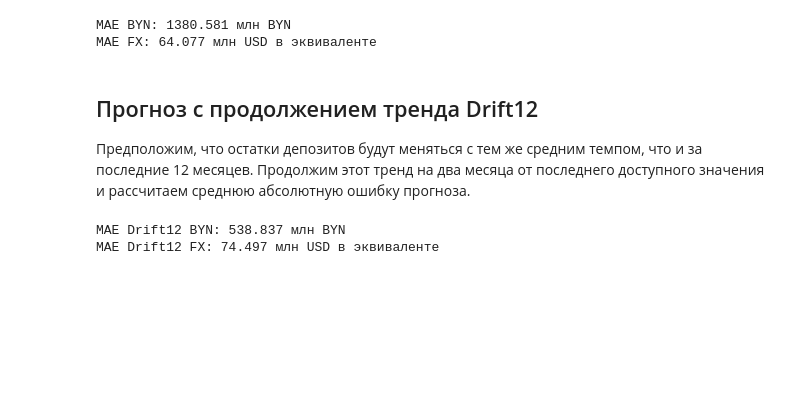
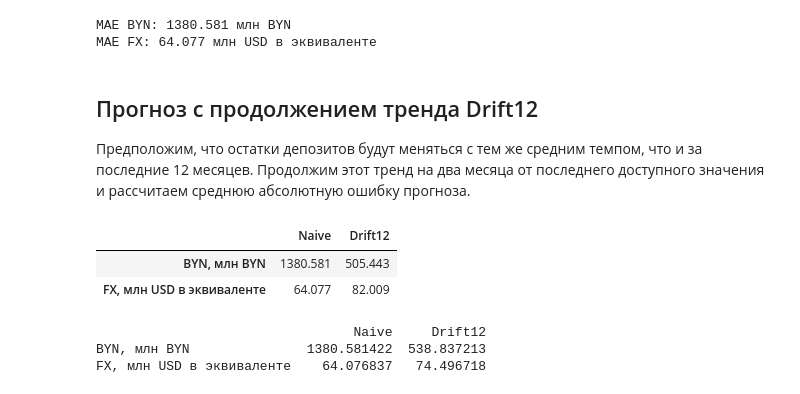
Before and after one commit to venskovalentin/belarus_dollarization_paper, a Jupyter notebook: notebooks/research_notebook.ipynb, the cells around one changed output. Drawn from its saved outputs; the diff is of its cells as text; code cells hidden in the pictures; blank space fills up the shorter version.

Commit message:
drift12 fix

```diff
--- a/notebooks/research_notebook.ipynb
+++ b/notebooks/research_notebook.ipynb
@@ -224,21 +224,56 @@ MAE FX: 64.077 млн USD в эквиваленте
 
 Предположим, что остатки депозитов будут меняться с тем же средним темпом, что и за последние 12 месяцев. Продолжим этот тренд на два месяца от последнего доступного значения и рассчитаем среднюю абсолютную ошибку прогноза.
 # %%
-actual = stock_levels.loc["2025-09":"2026-08"]
-predicted = drift_predictions.loc["2025-09":"2026-08"]
+components = stocks[[
+    "byn_transfer",
+    "byn_other",
+    "fx_transfer_usd",
+    "fx_other_usd",
+]]
 
-assert len(actual) == 12
-assert actual.index.equals(predicted.index)
-assert actual.notna().all().all()
-assert predicted.notna().all().all()
+last_available = components.shift(2)
+year_earlier = components.shift(14)
 
-drift_mae = (actual - predicted).abs().mean()
+growth_factor = (last_available / year_earlier) ** (2 / 12)
 
-print(f"MAE Drift12 BYN: {drift_mae['byn_stock_mln']:.3f} млн BYN")
-print(
-    f"MAE Drift12 FX: {drift_mae['fx_stock_usd_mln']:.3f} "
-    "млн USD в эквиваленте"
-)
+component_predictions = last_available * growth_factor
+
+drift_predictions = pd.DataFrame({
+    "byn_stock_mln": (
+        component_predictions["byn_transfer"]
+        + component_predictions["byn_other"]
+    ),
+    "fx_stock_usd_mln": (
+        component_predictions["fx_transfer_usd"]
+        + component_predictions["fx_other_usd"]
+    ),
+})
-# %% [output]
-MAE Drift12 BYN: 538.837 млн BYN
-MAE Drift12 FX: 74.497 млн USD в эквиваленте
+# %%
+actual = stock_levels.loc["2025-09":"2026-08"]
+predicted = drift_predictions.loc["2025-09":"2026-08"]
+
+assert actual.index.equals(predicted.index)
+assert len(predicted) == 12
+assert predicted.notna().all().all()
+
+drift_mae = (actual - predicted).abs().mean()
+
+baseline_metrics = pd.DataFrame({
+    "Naive": [naive_mae_byn, naive_mae_fx],
+    "Drift12": [
+        drift_mae["byn_stock_mln"],
+        drift_mae["fx_stock_usd_mln"],
+    ],
+}, index=["BYN, млн BYN", "FX, млн USD в эквиваленте"])
+
+display(baseline_metrics.round(3))
+# %% [output]
+|  | Naive | Drift12 |
+| BYN, млн BYN | 1380.581 | 505.443 |
+| FX, млн USD в эквиваленте | 64.077 | 82.009 |
+# %%
+print(baseline_metrics.to_string())
+# %% [output]
+                                 Naive     Drift12
+BYN, млн BYN               1380.581422  538.837213
+FX, млн USD в эквиваленте    64.076837   74.496718
```
